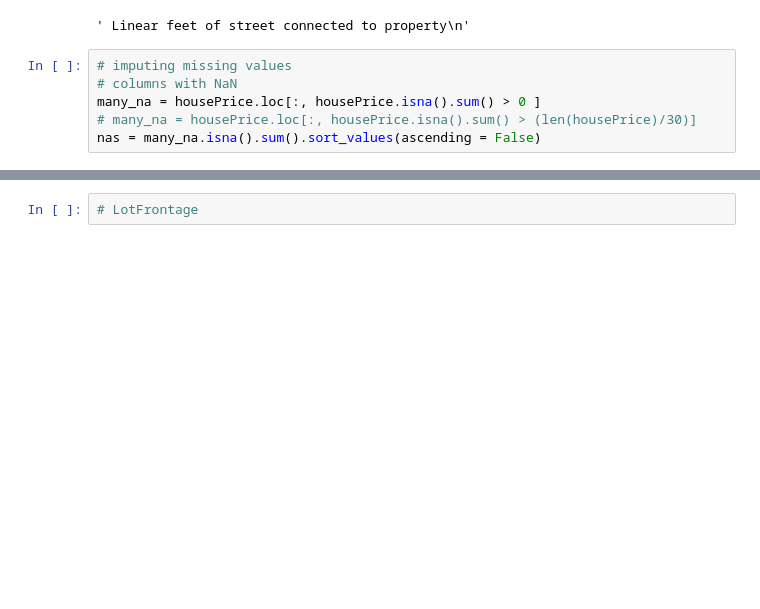
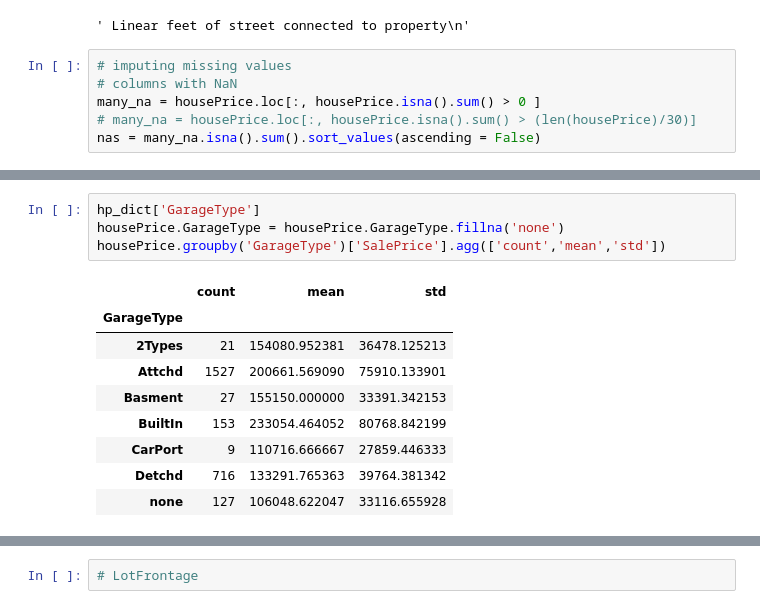
Before and after one commit to hzeig/ames-housing-predictions, a Jupyter notebook: HADAR/Cleaning.ipynb, the cells around one changed output, grey strips where cells are left out. Cells and saved outputs as stored; diff of their text form; blank space fills up the shorter version.

```diff
--- a/HADAR/Cleaning.ipynb
+++ b/HADAR/Cleaning.ipynb
@@ -129,0 +181,14 @@ dtype: int64
+# %%
+hp_dict['GarageType']
+housePrice.GarageType = housePrice.GarageType.fillna('none')
+housePrice.groupby('GarageType')['SalePrice'].agg(['count','mean','std'])
+# %% [output]
+|  | count | mean | std |
+| GarageType |  |  |  |
+| 2Types | 21 | 154080.952381 | 36478.125213 |
+| Attchd | 1527 | 200661.569090 | 75910.133901 |
+| Basment | 27 | 155150.000000 | 33391.342153 |
+| BuiltIn | 153 | 233054.464052 | 80768.842199 |
+| CarPort | 9 | 110716.666667 | 27859.446333 |
+| Detchd | 716 | 133291.765363 | 39764.381342 |
+| none | 127 | 106048.622047 | 33116.655928 |
```
Also changed, not shown: parts of 27 cells of this notebook.
